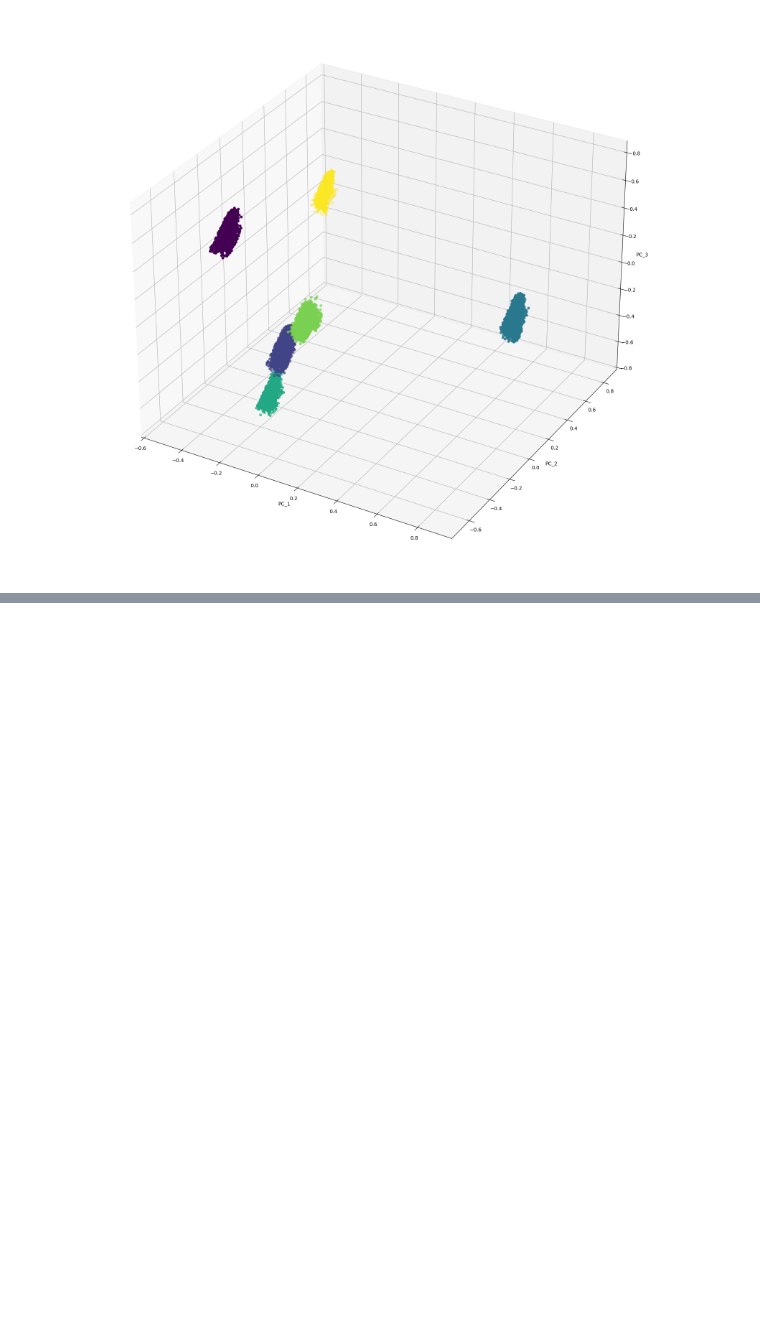
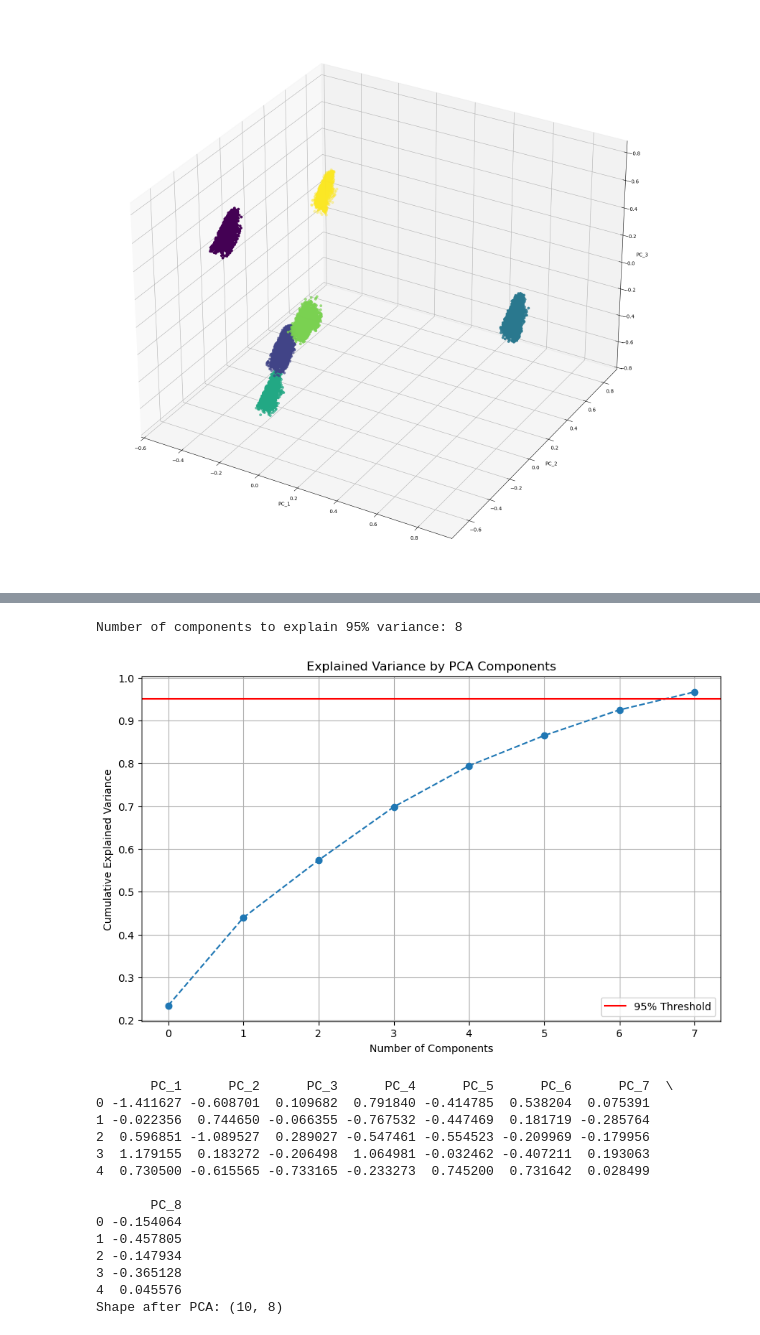
Before and after one commit to Seribii1o1/Music-Recommendation-Algorithm, a Jupyter notebook: code/model.ipynb, the cells around one changed output, grey strips where cells are left out. Cells and saved outputs as stored; diff of their text form; code cells hidden in the pictures; blank space fills up the shorter version.

```diff
--- a/code/model.ipynb
+++ b/code/model.ipynb
@@ -169,0 +179,4 @@ plt.show()
+# %%
+# Load the test dataset
+test_df = pd.read_csv('/Users/sa26/Documents/GitHub/Music-Recommendation-Algorithm/data/raw/recommend.csv')
+test_df
@@ -169,0 +196,5 @@ plt.show()
+# %%
+# Clean test dataset
+columns_to_drop = ['Unnamed: 0', 'release_date', 'lyrics', 'track_name', 'artist_name', 'topic', 'like/girls']
+test_prepared = test_df.drop(columns=columns_to_drop)
+test_prepared.head()
@@ -169,0 +299,47 @@ plt.show()
+# %%
+# Apply PCA for Dimensionality Reduction
+# Fit PCA first to determine the number of components needed
+pca_explainer = PCA(n_components=0.95) # Keep components explaining 95% variance
+pca_explainer.fit(test_prepared)
+n_components_pca = pca_explainer.n_components_
+print(f"Number of components to explain 95% variance: {n_components_pca}")
+
+# Plot explained variance ratio
+plt.figure(figsize=(10, 6))
+plt.plot(np.cumsum(pca_explainer.explained_variance_ratio_), marker='o', linestyle='--')
+plt.xlabel('Number of Components')
+plt.ylabel('Cumulative Explained Variance')
+plt.title('Explained Variance by PCA Components')
+plt.grid(True)
+plt.axhline(y=0.95, color='r', linestyle='-', label='95% Threshold') # Add threshold line
+plt.legend(loc='best')
+plt.show()
+
+
+# Apply PCA with the chosen number of components
+pca = PCA(n_components=n_components_pca)
+data_pca = pca.fit_transform(test_prepared)
+
+# Create a DataFrame for the PCA results
+pca_columns = [f'PC_{i+1}' for i in range(n_components_pca)]
+test_pca = pd.DataFrame(data_pca, columns=pca_columns)
+
+print(test_pca.head())
+print(f"Shape after PCA: {test_pca.shape}")
+# %% [output]
+Number of components to explain 95% variance: 8
+[figure, added]
+       PC_1      PC_2      PC_3      PC_4      PC_5      PC_6      PC_7  \
+0 -1.411627 -0.608701  0.109682  0.791840 -0.414785  0.538204  0.075391
+1 -0.022356  0.744650 -0.066355 -0.767532 -0.447469  0.181719 -0.285764
+2  0.596851 -1.089527  0.289027 -0.547461 -0.554523 -0.209969 -0.179956
+3  1.179155  0.183272 -0.206498  1.064981 -0.032462 -0.407211  0.193063
+4  0.730500 -0.615565 -0.733165 -0.233273  0.745200  0.731642  0.028499
+
+       PC_8
+0 -0.154064
+1 -0.457805
+2 -0.147934
+3 -0.365128
+4  0.045576
+Shape after PCA: (10, 8)
```
Also changed, not shown: parts of 7 cells of this notebook, 1 other file.
